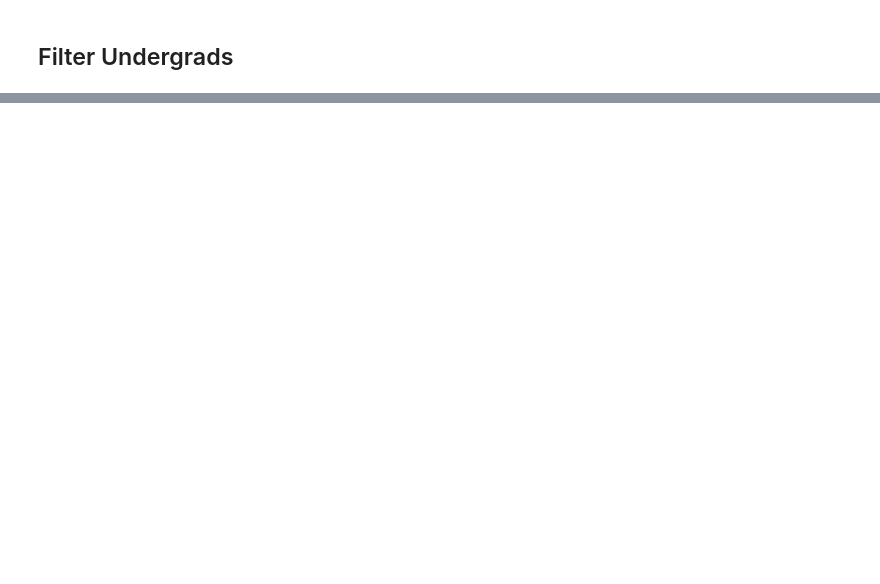
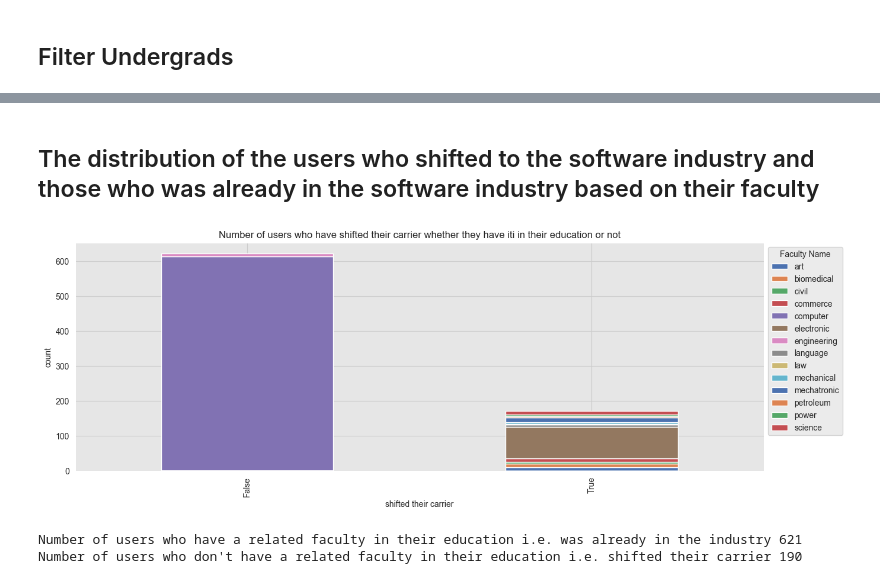
Before and after one commit to Mostafa-wael/Exploring-the-Landscape-of-the-Egyptian-Software-Market, a Jupyter notebook: notebooks/mechanism.ipynb, the cells around one changed output, grey strips where cells are left out. Cells and saved outputs as stored; diff of their text form; code cells hidden in the pictures; blank space fills up the shorter version.

```diff
--- a/notebooks/mechanism.ipynb
+++ b/notebooks/mechanism.ipynb
@@ -290,0 +73,6 @@ Name: faculty_name, dtype: int64
+# %%
+experience_df = experience_df[(experience_df['title_tag'] != 'internship') & (experience_df['title_tag'] != 'Internship') & (experience_df['EmploymentType'] != 'Internship')]
+experience_df = experience_df[(experience_df['title_tag'] != 'student')]
+experience_df = experience_df[(experience_df['title_tag'] != 'Teaching') & (experience_df['title_tag'] != 'Lead')]
+print(experience_df.shape)
+experience_df.head()
@@ -290,0 +89,6 @@ Name: faculty_name, dtype: int64
+# %%
+# every user has one job
+experience_df = experience_df.groupby('User').last().reset_index()
+print(experience_df.shape)
+
+experience_df.head()
@@ -290,0 +105,7 @@ Name: faculty_name, dtype: int64
+# %%
+# get first education
+education_df = education_df.groupby('User').first().reset_index()
+
+# join education and experience
+working_df = pd.merge(education_df, experience_df, on='User', how='inner')
+print("working_df", working_df.shape)
@@ -290,0 +173,28 @@ Name: faculty_name, dtype: int64
+# %% [markdown]
+## The distribution of the users who shifted to the software industry and those who was already in the software industry based on their faculty
+# %%
+# for working_df, add a new column called shifted, it's true if the user don't have a cs_graduate faculty in his faculty_name column and false otherwise
+working_df['shifted'] = np.where(working_df['faculty_name'].str.contains('|'.join(CS_FACULTY), case=False, regex=True), False, True)
+
+
+# Draw a stack plot to show the percentage each faculty_name and title_tag for the shifted_df
+segment_counts = working_df.groupby(['shifted', 'faculty_name']).size().unstack()
+# drop the did not specify column
+# segment_counts = segment_counts.drop('did not specify', axis=1)
+segment_counts.plot(kind='bar', stacked=True, figsize=(15, 5))
+plt.title('Number of users who have shifted their carrier whether they have iti in their education or not')
+plt.xlabel('shifted their carrier')
+plt.ylabel('count')
+plt.legend(title='Faculty Name', bbox_to_anchor=(1, 1), loc='upper left')
+plt.show()
+
+
+# print the number of users who have a related faculty in their education and the number of users who don't have a related faculty in their education
+print("Number of users who have a related faculty in their education i.e. was already in the industry", len(working_df[working_df['shifted'] == False]))
+print("Number of users who don't have a related faculty in their education i.e. shifted their carrier", len(working_df[working_df['shifted'] == True]))
+
+working_df.head()
+# %% [output]
+[figure, added]
+Number of users who have a related faculty in their education i.e. was already in the industry 621
+Number of users who don't have a related faculty in their education i.e. shifted their carrier 190
```
Also changed, not shown: parts of 45 cells of this notebook, 1 other file.
